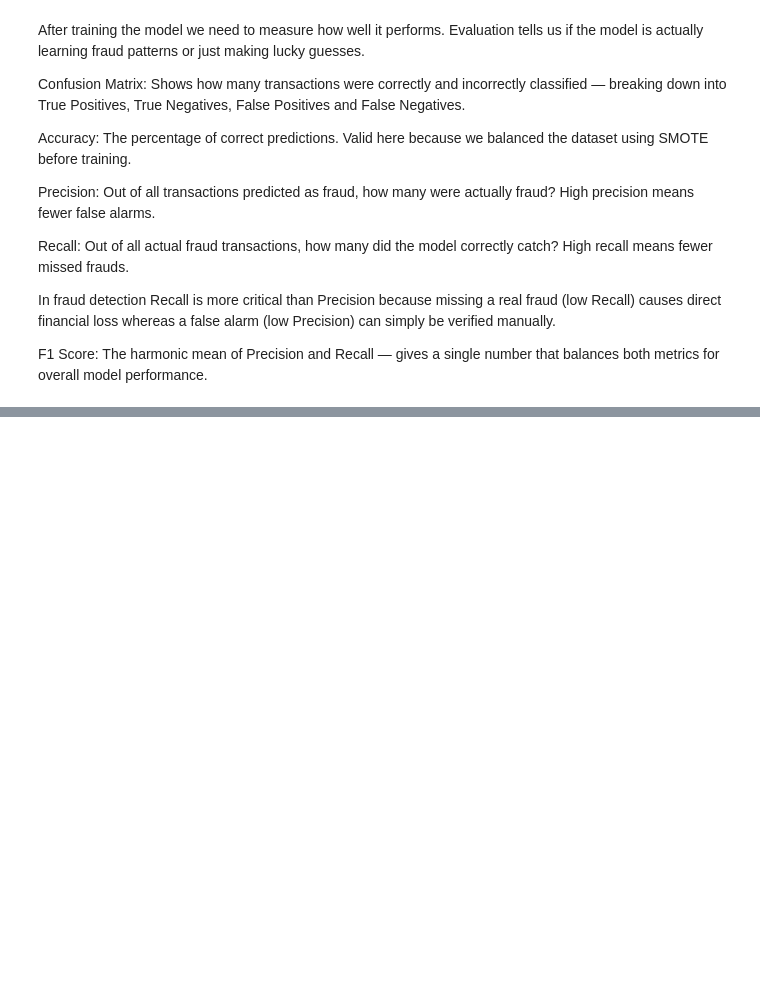
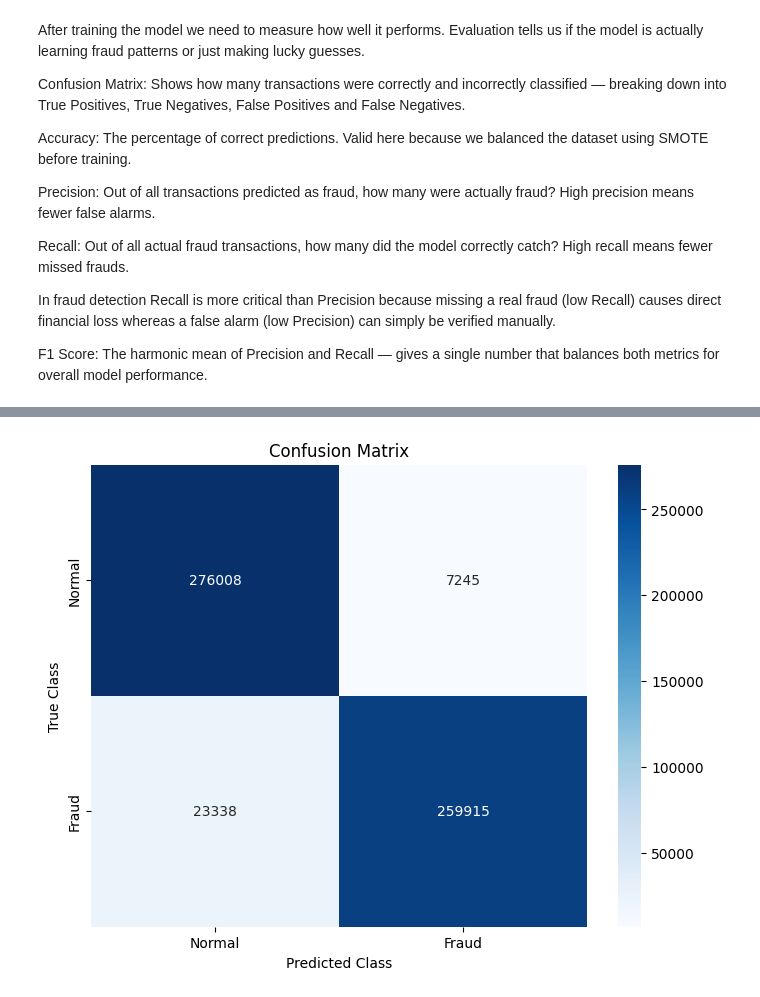
Before and after one commit to Jeeshan-Shrestha/Credit-Card-Fraud-Detection-Model, a Jupyter notebook: main.ipynb, the cells around one changed output, grey strips where cells are left out. Saved outputs shown, nothing was run; the diff lists cells and outputs as text; code cells hidden in the pictures; blank space fills up the shorter version.

```diff
--- a/main.ipynb
+++ b/main.ipynb
@@ -697,0 +545,19 @@ plt.show()
+# %%
+from sklearn.model_selection import StratifiedKFold
+from sklearn.model_selection import cross_validate,cross_val_predict
+# we divided the
+skf = StratifiedKFold(n_splits=10, shuffle=True, random_state=42)
+
+
+scoring = ['accuracy', 'precision', 'recall', 'f1']
+
+results = cross_validate(model, X_resampled, y_resampled, cv=skf, scoring=scoring)
+
+print("Average Accuracy:", results['test_accuracy'].mean())
+print("Average Precision:", results['test_precision'].mean())
+print("Average Recall:", results['test_recall'].mean())
+print("Average F1 Score:", results['test_f1'].mean())
+
+y_pred = cross_val_predict(model, X_resampled, y_resampled, cv=skf)
+cm = confusion_matrix(y_resampled, y_pred)
+print(cm)
@@ -697,0 +594,11 @@ plt.show()
+# %%
+
+plt.figure(figsize=(8, 6))
+sns.heatmap(cm, annot=True, fmt="d", cmap="Blues",
+            xticklabels=['Normal', 'Fraud'], yticklabels=['Normal', 'Fraud'])
+plt.title("Confusion Matrix")
+plt.xlabel("Predicted Class")
+plt.ylabel("True Class")
+plt.show()
+# %% [output]
+[figure, added]
```
Also changed, not shown: parts of 16 cells of this notebook.
